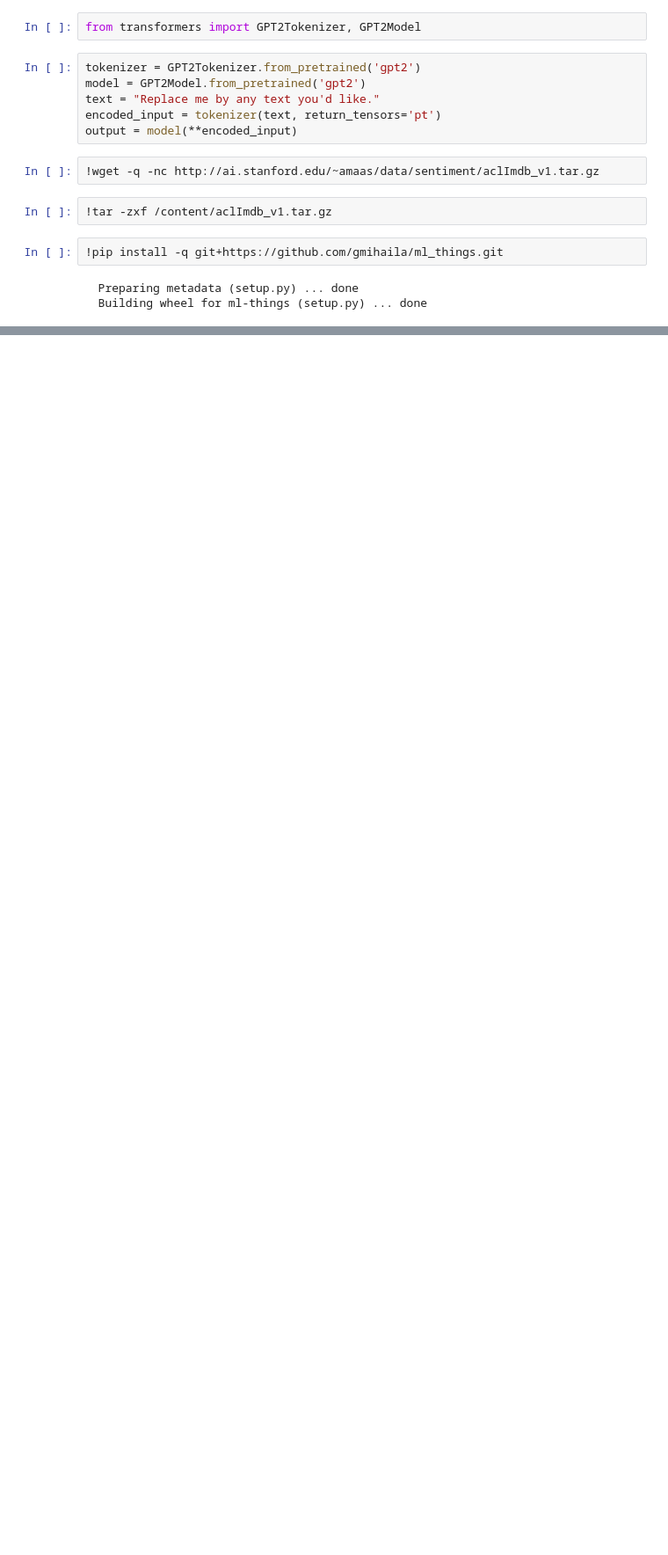
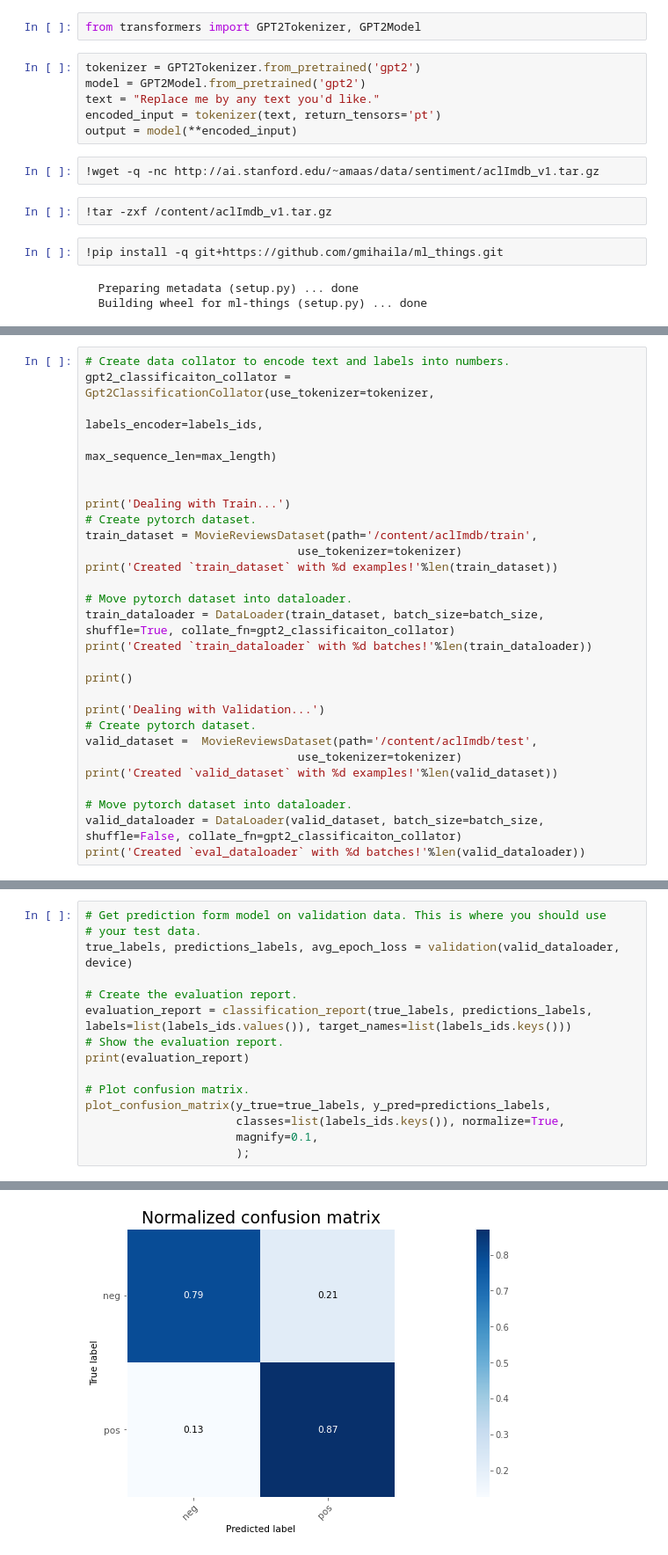
Before and after one commit to sivahariditty/GPT2_Sentiment_Analysis, a Jupyter notebook: GPT2_text_analysis.ipynb, the cells around one changed output, grey strips where cells are left out. Shown at 88% size. Saved outputs shown, nothing was run; the diff lists cells and outputs as text; blank space fills up the shorter version.

```diff
--- a/GPT2_text_analysis.ipynb
+++ b/GPT2_text_analysis.ipynb
@@ -83,0 +452,28 @@ n_labels = len(labels_ids)
+# %%
+# Create data collator to encode text and labels into numbers.
+gpt2_classificaiton_collator = Gpt2ClassificationCollator(use_tokenizer=tokenizer,
+                                                          labels_encoder=labels_ids,
+                                                          max_sequence_len=max_length)
+
+
+print('Dealing with Train...')
+# Create pytorch dataset.
+train_dataset = MovieReviewsDataset(path='/content/aclImdb/train',
+                               use_tokenizer=tokenizer)
+print('Created `train_dataset` with %d examples!'%len(train_dataset))
+
+# Move pytorch dataset into dataloader.
+train_dataloader = DataLoader(train_dataset, batch_size=batch_size, shuffle=True, collate_fn=gpt2_classificaiton_collator)
+print('Created `train_dataloader` with %d batches!'%len(train_dataloader))
+
+print()
+
+print('Dealing with Validation...')
+# Create pytorch dataset.
+valid_dataset =  MovieReviewsDataset(path='/content/aclImdb/test',
+                               use_tokenizer=tokenizer)
+print('Created `valid_dataset` with %d examples!'%len(valid_dataset))
+
+# Move pytorch dataset into dataloader.
+valid_dataloader = DataLoader(valid_dataset, batch_size=batch_size, shuffle=False, collate_fn=gpt2_classificaiton_collator)
+print('Created `eval_dataloader` with %d batches!'%len(valid_dataloader))
@@ -83,0 +561,16 @@ n_labels = len(labels_ids)
+# %%
+# Get prediction form model on validation data. This is where you should use
+# your test data.
+true_labels, predictions_labels, avg_epoch_loss = validation(valid_dataloader, device)
+
+# Create the evaluation report.
+evaluation_report = classification_report(true_labels, predictions_labels, labels=list(labels_ids.values()), target_names=list(labels_ids.keys()))
+# Show the evaluation report.
+print(evaluation_report)
+
+# Plot confusion matrix.
+plot_confusion_matrix(y_true=true_labels, y_pred=predictions_labels,
+                      classes=list(labels_ids.keys()), normalize=True,
+                      magnify=0.1,
+                      );
+# %% [output]
@@ -83,0 +587 @@ n_labels = len(labels_ids)
+[figure, added]
```
Also changed, not shown: parts of 7 cells of this notebook.
